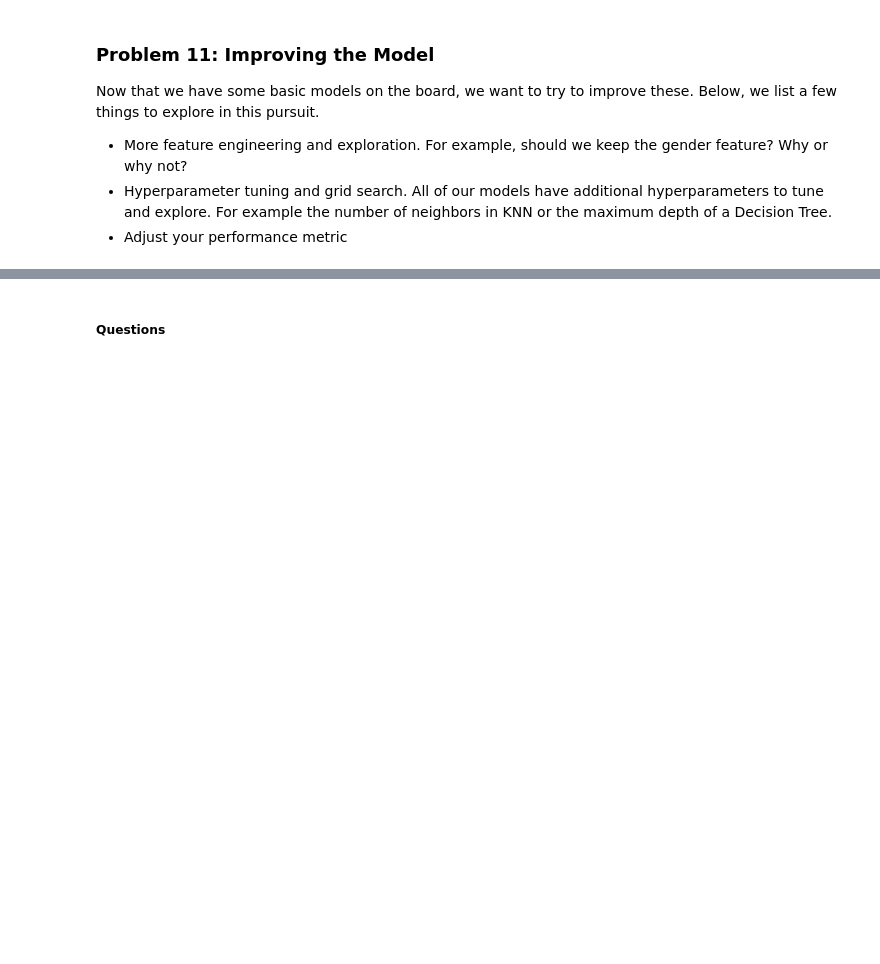
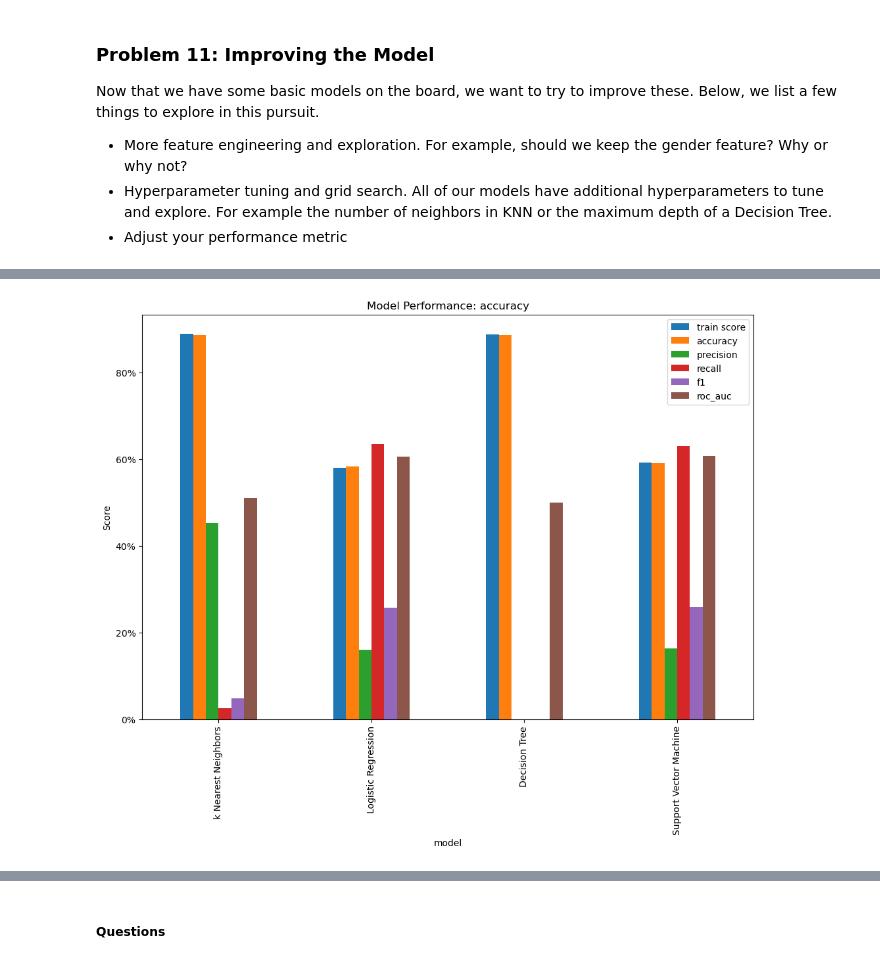
Before and after one commit to johnprg/BankData, a Jupyter notebook: prompt_III.ipynb, the cells around one changed output, grey strips where cells are left out. Drawn from its saved outputs; the diff is of its cells as text; code cells hidden in the pictures; blank space fills up the shorter version.

```diff
--- a/prompt_III.ipynb
+++ b/prompt_III.ipynb
@@ -404,0 +524,13 @@ Now that we have some basic models on the board, we want to try to improve these
+# %%
+# build a dataframe to store the results
+
+res_dict = {'model': ['k Nearest Neighbors', 'Logistic Regression', 'Decision Tree', 'Support Vector Machine'],
+            'train score': [0, 0, 0, 0],
+            'accuracy': [0, 0, 0, 0],
+            'precision': [0, 0, 0, 0],
+            'recall': [0, 0, 0, 0],
+            'f1': [0, 0, 0, 0],
+            'roc_auc': [0, 0, 0, 0],
+            'fit time': [0, 0, 0, 0],
+            'seed': [0,0,0,0]}
+results_df = pd.DataFrame(res_dict).set_index('model')
@@ -404,0 +606,15 @@ Now that we have some basic models on the board, we want to try to improve these
+# %%
+#plot the results
+def plot_results(results_df, scoring='accuracy'):
+    # plot the results, without the seed column
+    results_df.iloc[:, :-1].plot(kind='bar', figsize=(12, 8))
+    plt.title(f'Model Performance: {scoring}')
+    plt.ylabel('Score')
+    #make the y axis labels percentages
+    plt.gca().set_yticklabels(['{:.0f}%'.format(x*100) for x in plt.gca().get_yticks()])
+    plt.show()
+# %%
+
+plot_results(results_df.iloc[:,:-2], 'accuracy')
+# %% [output]
+[figure, added]
```
Also changed, not shown: parts of 23 cells of this notebook, 1 other file.
